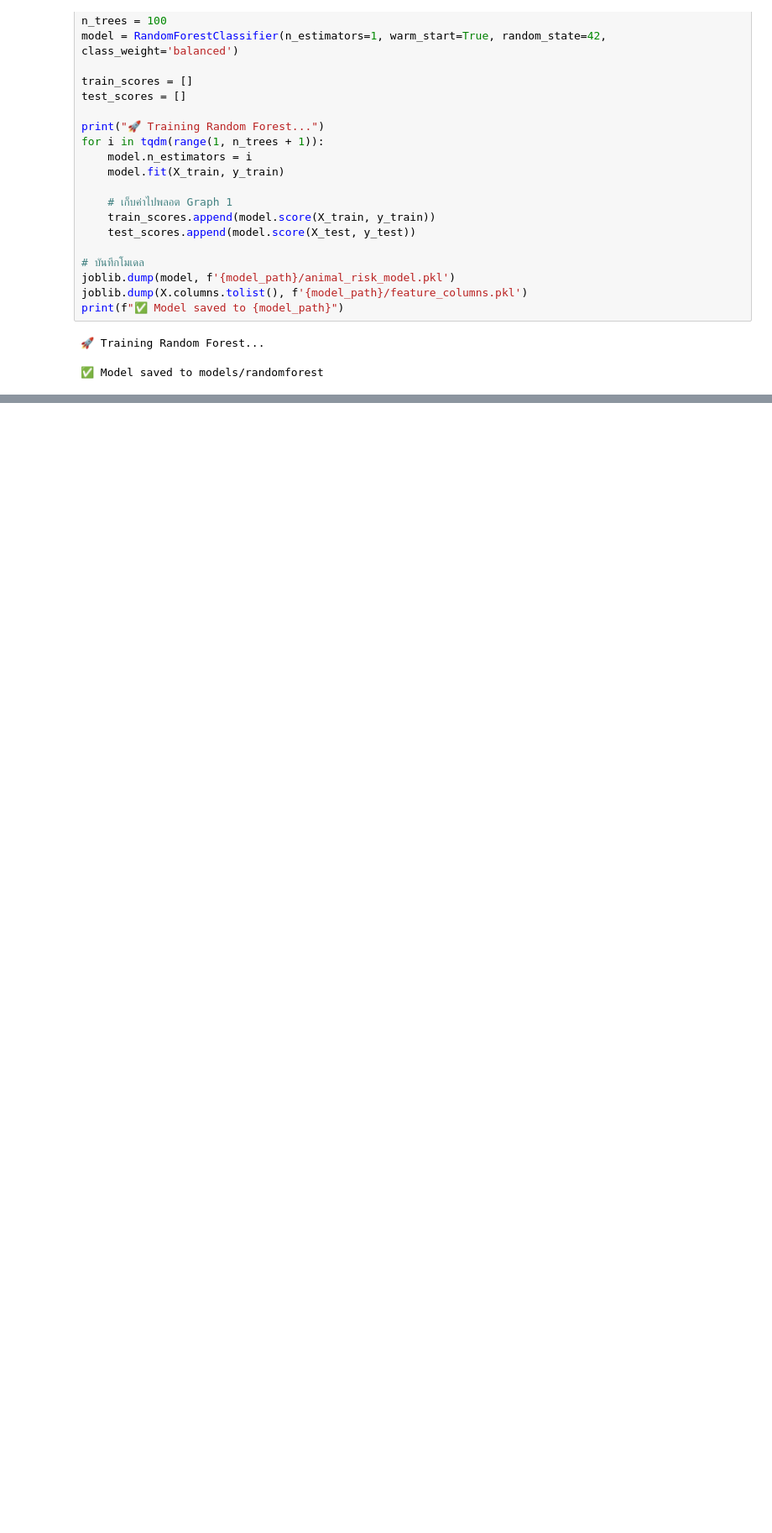
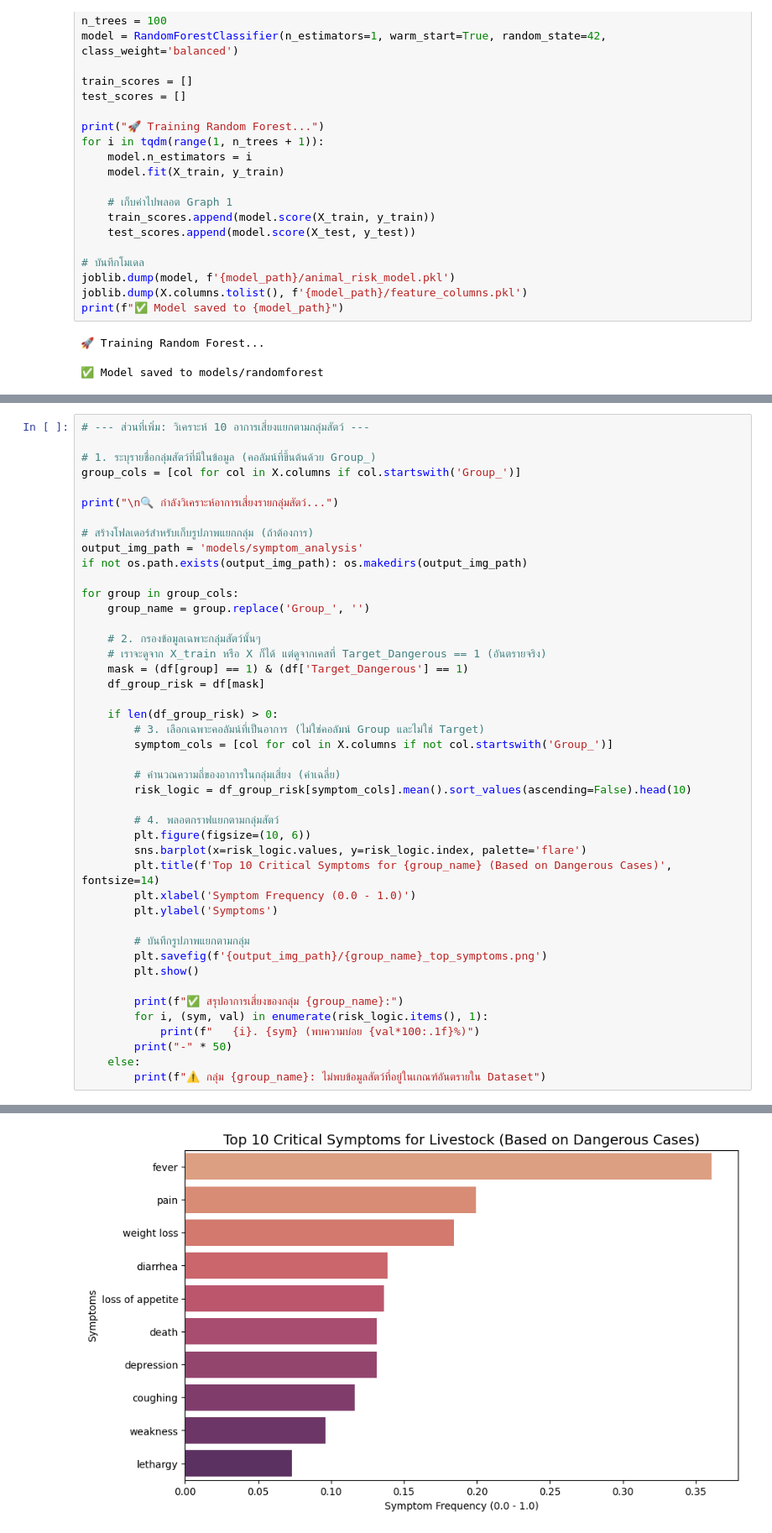
Before and after one commit to Nuttph/datamining-model, a Jupyter notebook: training_ramdomforest.ipynb, the cells around one changed output, grey strips where cells are left out. Shown at 84% size. Drawn from its saved outputs; the diff is of its cells as text; blank space fills up the shorter version.

```diff
--- a/training_ramdomforest.ipynb
+++ b/training_ramdomforest.ipynb
@@ -95,0 +96,45 @@ Passing `palette` without assigning `hue` is deprecated and will be removed in v
+# %%
+# --- ส่วนที่เพิ่ม: วิเคราะห์ 10 อาการเสี่ยงแยกตามกลุ่มสัตว์ ---
+
+# 1. ระบุรายชื่อกลุ่มสัตว์ที่มีในข้อมูล (คอลัมน์ที่ขึ้นต้นด้วย Group_)
+group_cols = [col for col in X.columns if col.startswith('Group_')]
+
+print("\n🔍 กำลังวิเคราะห์อาการเสี่ยงรายกลุ่มสัตว์...")
+
+# สร้างโฟลเดอร์สำหรับเก็บรูปภาพแยกกลุ่ม (ถ้าต้องการ)
+output_img_path = 'models/symptom_analysis'
+if not os.path.exists(output_img_path): os.makedirs(output_img_path)
+
+for group in group_cols:
+    group_name = group.replace('Group_', '')
+
+    # 2. กรองข้อมูลเฉพาะกลุ่มสัตว์นั้นๆ
+    # เราจะดูจาก X_train หรือ X ก็ได้ แต่ดูจากเคสที่ Target_Dangerous == 1 (อันตรายจริง)
+    mask = (df[group] == 1) & (df['Target_Dangerous'] == 1)
+    df_group_risk = df[mask]
+
+    if len(df_group_risk) > 0:
+        # 3. เลือกเฉพาะคอลัมน์ที่เป็นอาการ (ไม่ใช่คอลัมน์ Group และไม่ใช่ Target)
+        symptom_cols = [col for col in X.columns if not col.startswith('Group_')]
+
+        # คำนวณความถี่ของอาการในกลุ่มเสี่ยง (ค่าเฉลี่ย)
+        risk_logic = df_group_risk[symptom_cols].mean().sort_values(ascending=False).head(10)
+
+        # 4. พลอตกราฟแยกตามกลุ่มสัตว์
+        plt.figure(figsize=(10, 6))
+        sns.barplot(x=risk_logic.values, y=risk_logic.index, palette='flare')
+        plt.title(f'Top 10 Critical Symptoms for {group_name} (Based on Dangerous Cases)', fontsize=14)
+        plt.xlabel('Symptom Frequency (0.0 - 1.0)')
+        plt.ylabel('Symptoms')
+
+        # บันทึกรูปภาพแยกตามกลุ่ม
+        plt.savefig(f'{output_img_path}/{group_name}_top_symptoms.png')
+        plt.show()
+
+        print(f"✅ สรุปอาการเสี่ยงของกลุ่ม {group_name}:")
+        for i, (sym, val) in enumerate(risk_logic.items(), 1):
+            print(f"   {i}. {sym} (พบความบ่อย {val*100:.1f}%)")
+        print("-" * 50)
+    else:
+        print(f"⚠️ กลุ่ม {group_name}: ไม่พบข้อมูลสัตว์ที่อยู่ในเกณฑ์อันตรายใน Dataset")
+# %% [output]
@@ -95,0 +145 @@ Passing `palette` without assigning `hue` is deprecated and will be removed in v
+[figure, added]
```
Also changed, not shown: parts of 6 cells of this notebook, 4 other files.
